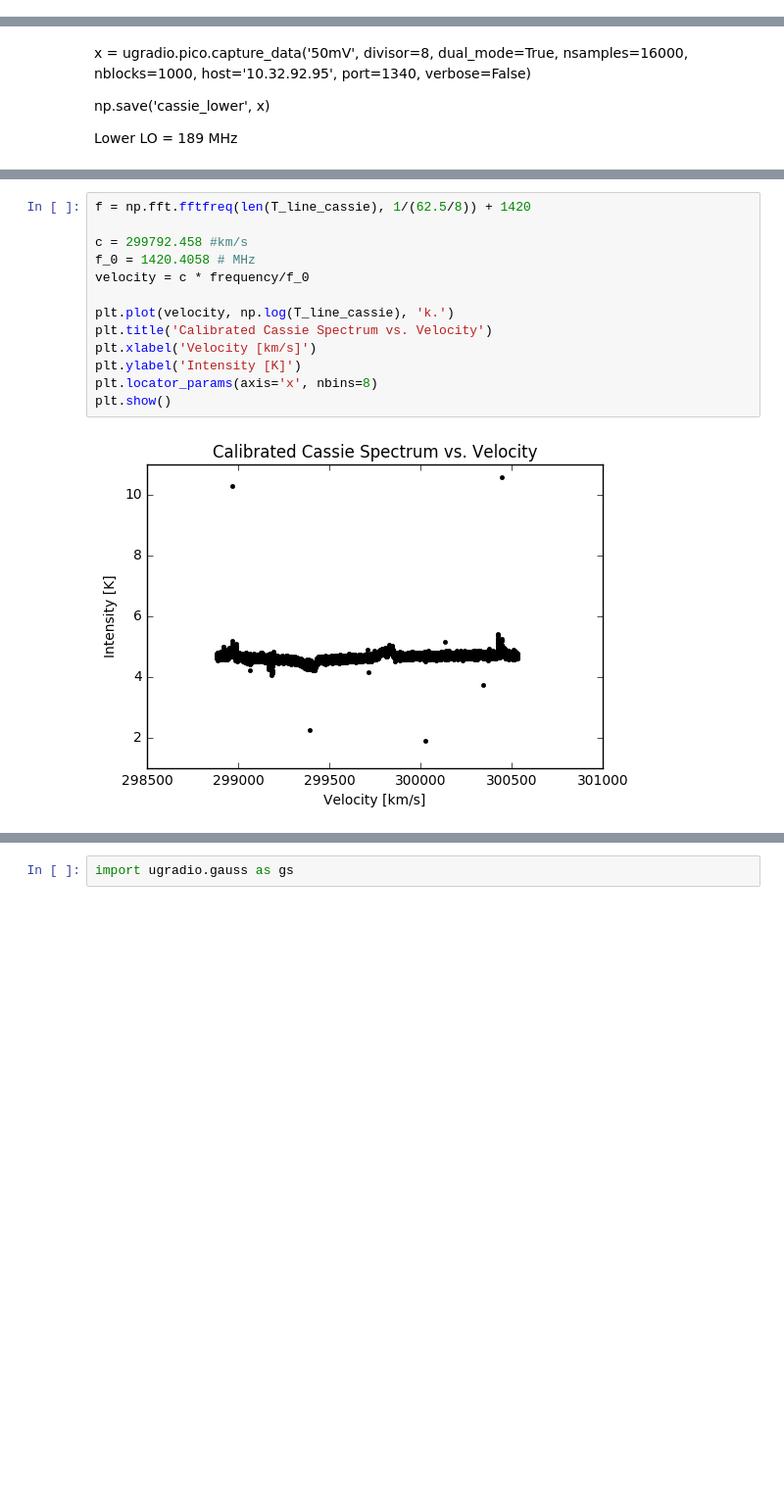
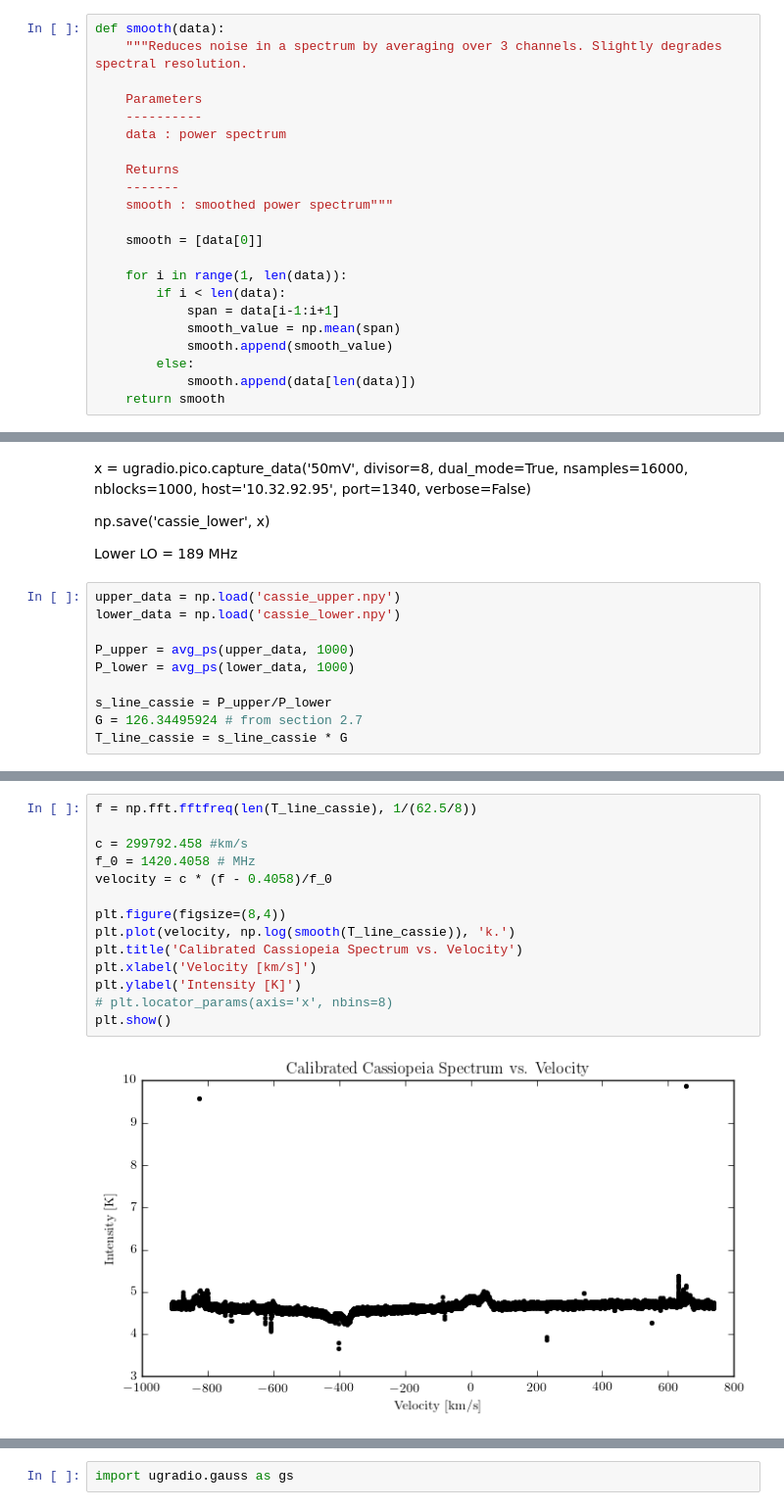
Before and after one commit to gracefujii/Astro-121, a Jupyter notebook: Lab 2.ipynb, the cells around one changed output, grey strips where cells are left out. Shown: that part at 98% size. Cells and saved outputs as stored; diff of their text form; blank space fills up the shorter version.

```diff
--- a/Lab 2.ipynb
+++ b/Lab 2.ipynb
@@ -31 +61,23 @@ def PS(x, divisor):
+# %%
+def smooth(data):
+    """Reduces noise in a spectrum by averaging over 3 channels. Slightly degrades spectral resolution.
+
+    Parameters
+    ----------
+    data : power spectrum
+
+    Returns
+    -------
+    smooth : smoothed power spectrum"""
+
+    smooth = [data[0]]
+
+    for i in range(1, len(data)):
+        if i < len(data):
+            span = data[i-1:i+1]
+            smooth_value = np.mean(span)
+            smooth.append(smooth_value)
+        else:
+            smooth.append(data[len(data)])
+    return smooth
 # %% [markdown]
@@ -293,4 +299,14 @@ x = ugradio.pico.capture_data('50mV', divisor=8, dual_mode=True, nsamples=16000,
 np.save('cassie_lower', x)
 
 Lower LO = 189 MHz
+# %%
+upper_data = np.load('cassie_upper.npy')
+lower_data = np.load('cassie_lower.npy')
+
+P_upper = avg_ps(upper_data, 1000)
+P_lower = avg_ps(lower_data, 1000)
+
+s_line_cassie = P_upper/P_lower
+G = 126.34495924 # from section 2.7
+T_line_cassie = s_line_cassie * G
 # %%
@@ -315,18 +323,19 @@ plt.show()
 # %%
-f = np.fft.fftfreq(len(T_line_cassie), 1/(62.5/8)) + 1420
+f = np.fft.fftfreq(len(T_line_cassie), 1/(62.5/8))
 
 c = 299792.458 #km/s
 f_0 = 1420.4058 # MHz
-velocity = c * frequency/f_0
+velocity = c * (f - 0.4058)/f_0
 
-plt.plot(velocity, np.log(T_line_cassie), 'k.')
-plt.title('Calibrated Cassie Spectrum vs. Velocity')
+plt.figure(figsize=(8,4))
+plt.plot(velocity, np.log(smooth(T_line_cassie)), 'k.')
+plt.title('Calibrated Cassiopeia Spectrum vs. Velocity')
 plt.xlabel('Velocity [km/s]')
 plt.ylabel('Intensity [K]')
-plt.locator_params(axis='x', nbins=8)
+# plt.locator_params(axis='x', nbins=8)
 plt.show()
 # %% [output]
-[figure, old version]
+[figure, new version]
 # %%
 v = -15047.90968951
 
```
Also changed, not shown: parts of 21 cells of this notebook.
